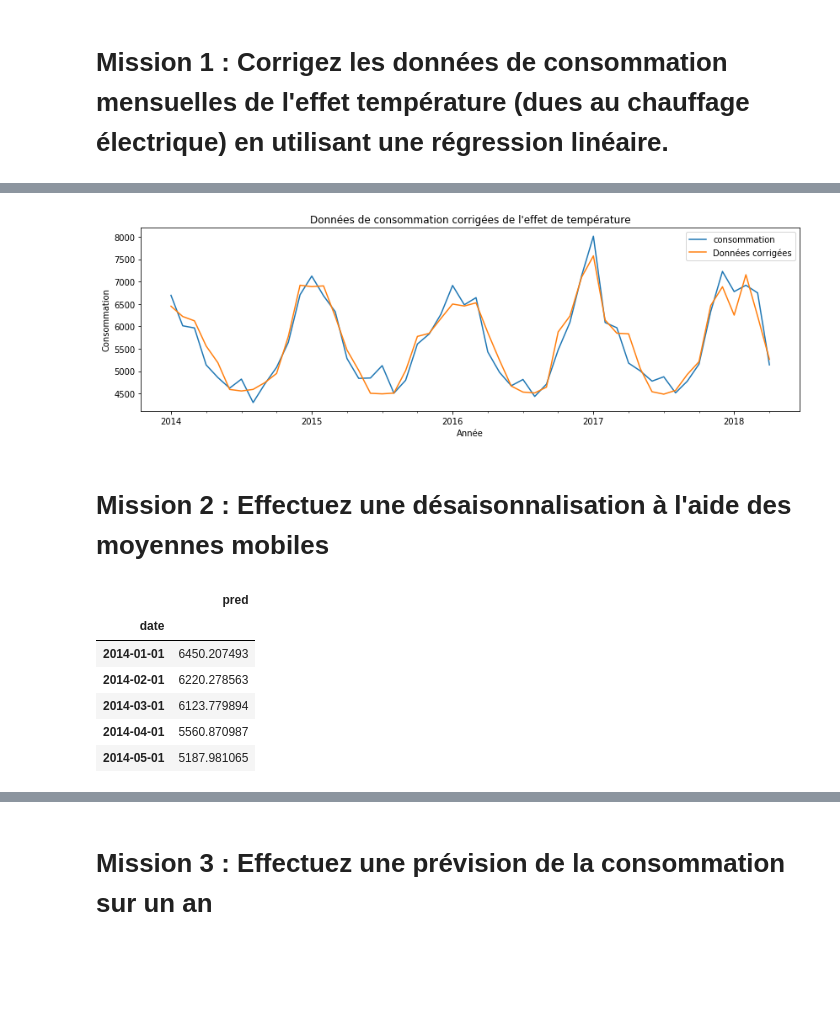
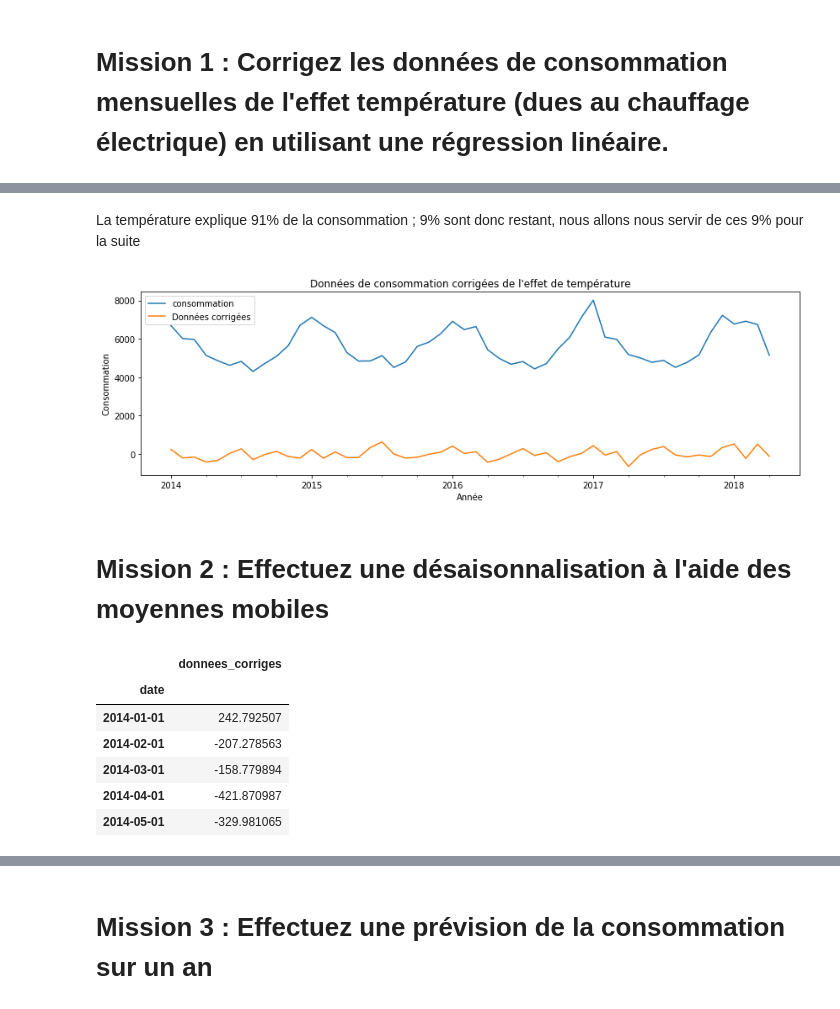
Before and after one commit to Julien-paulet/Projet_8, a Jupyter notebook: Prédisez la demande en electricite.ipynb, the cells around one changed output, grey strips where cells are left out. Saved outputs shown, nothing was run; the diff lists cells and outputs as text; code cells hidden in the pictures; blank space fills up the shorter version.

Commit message:
Changement suite à la soutenance ; Amélioration de la fonction d'opti, changement sur les données (on prend les résidus dans la reg), add de l'affichage des param sur Holt-Winters

```diff
--- a/Prédisez la demande en electricite.ipynb
+++ b/Prédisez la demande en electricite.ipynb
@@ -166,36 +177,40 @@ Covariance Type:            nonrobust
 
 Warnings:
 [1] Standard Errors assume that the covariance matrix of the errors is correctly specified.
+# %% [markdown]
+La température explique 91% de la consommation ; 9% sont donc restant, nous allons nous servir de ces 9% pour la suite
 # %%
 import seaborn as sns
 
-all_data['pred'] = reg_simp.predict()
+all_data['donnees_corriges'] = reg_simp.resid
+all_data['temp'] = reg_simp.predict()
 
 conso.plot(y='consommation', figsize=[14,4])
-all_data['pred'].plot(label='Données corrigées')
+all_data['donnees_corriges'].plot(label='Données corrigées')
 plt.legend()
 plt.xlabel('Année')
 plt.ylabel('Consommation')
 plt.title("Données de consommation corrigées de l'effet de température")
 plt.savefig("Graphiques/données_corrigées.png")
 plt.show()
 # %% [output]
-[figure, old version]
+[figure, new version]
 # %% [markdown]
 # Mission 2 : Effectuez une désaisonnalisation à l'aide des moyennes mobiles
 # %%
 from statsmodels.tsa.seasonal import seasonal_decompose
 # %%
-x = pd.DataFrame(all_data['pred'], index = all_data.index)
+x = pd.DataFrame(all_data['donnees_corriges'], index = all_data.index)
+temp = pd.DataFrame(all_data['temp'], index = all_data.index)
 x.head()
 # %% [output]
-|  | pred |
+|  | donnees_corriges |
 | date |  |
-| 2014-01-01 | 6450.207493 |
-| 2014-02-01 | 6220.278563 |
-| 2014-03-01 | 6123.779894 |
-| 2014-04-01 | 5560.870987 |
-| 2014-05-01 | 5187.981065 |
+| 2014-01-01 | 242.792507 |
+| 2014-02-01 | -207.278563 |
+| 2014-03-01 | -158.779894 |
+| 2014-04-01 | -421.870987 |
+| 2014-05-01 | -329.981065 |
 # %%
 x.to_csv("data")
 # %%
```
Also changed, not shown: parts of 49 cells of this notebook, 14 other files.
